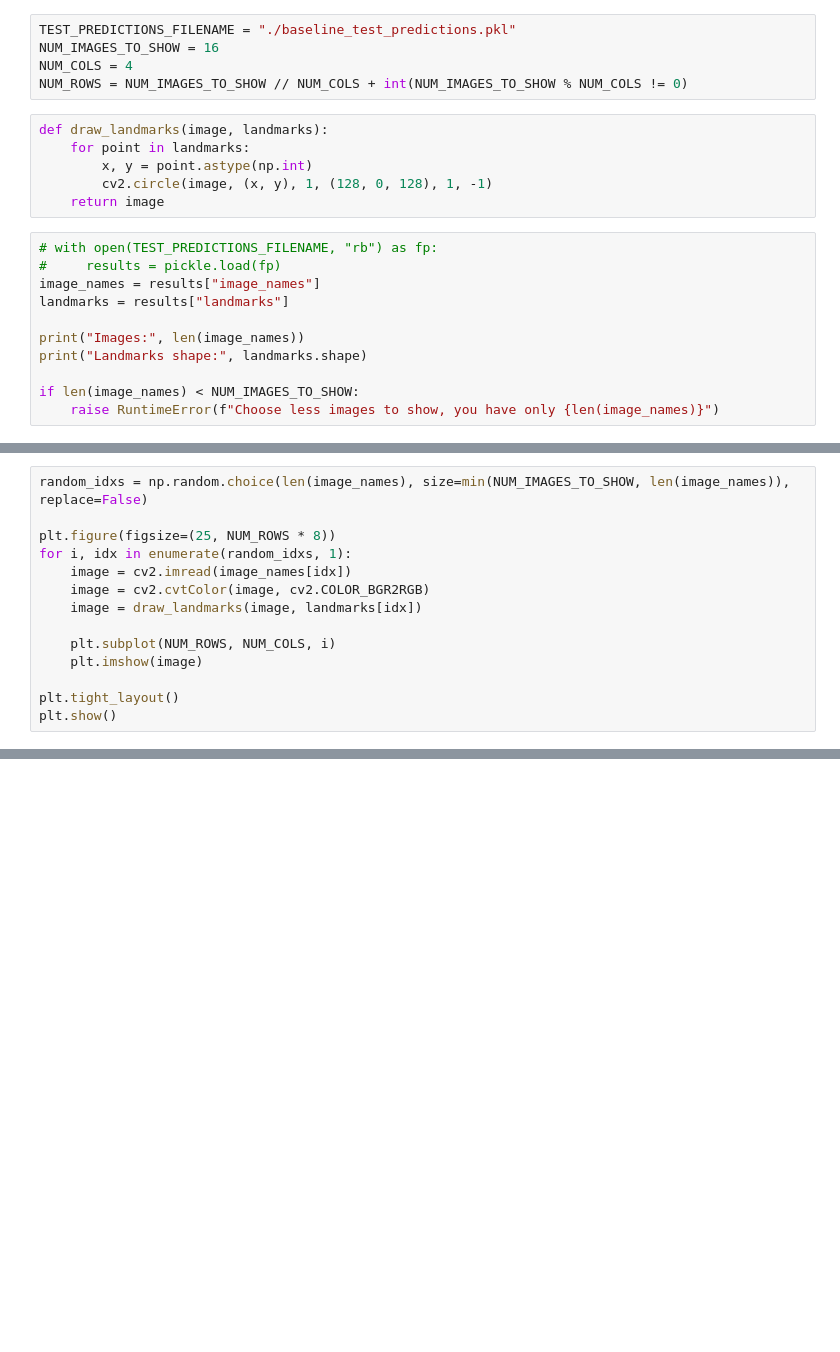
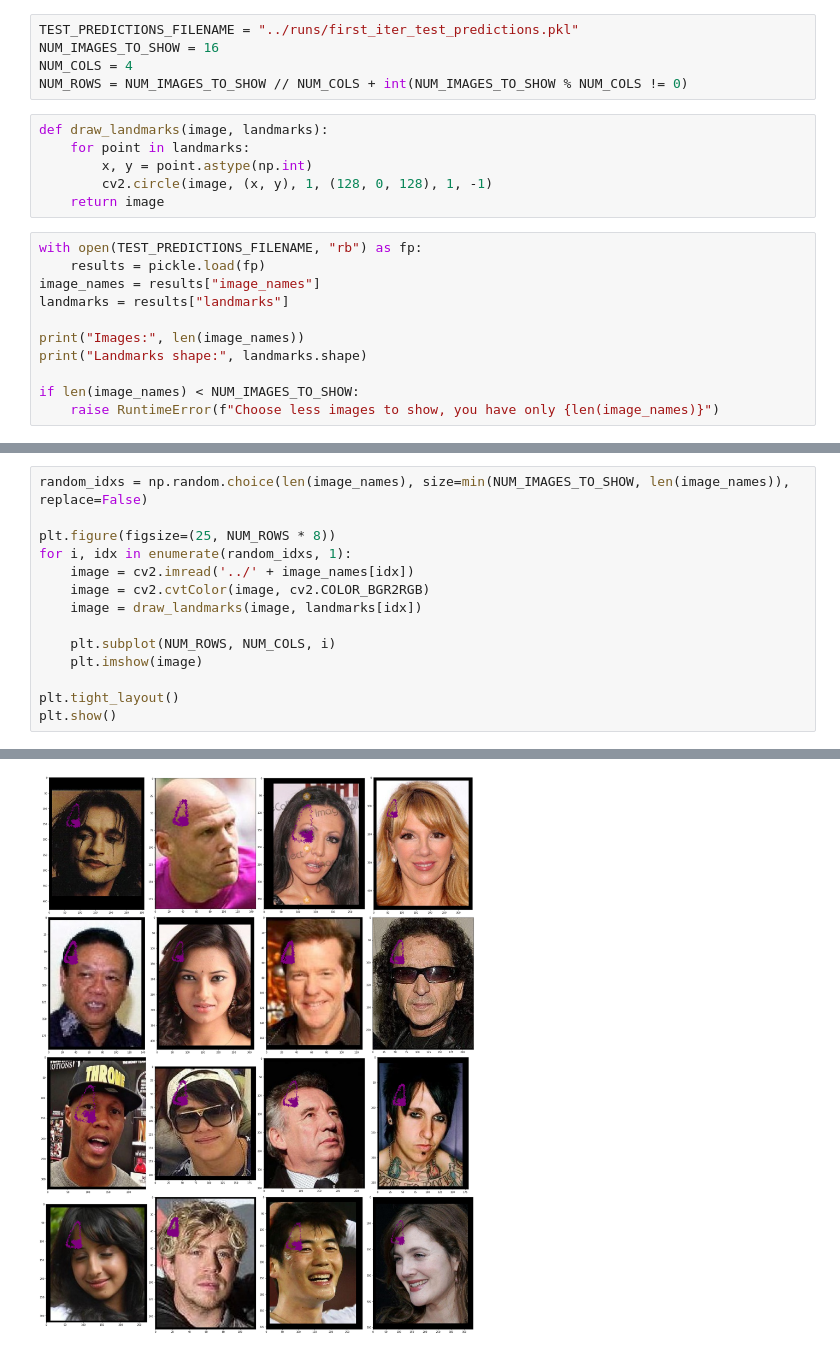
Before and after one commit to KhubbatulinMark/Facial-Landmarks, a Jupyter notebook: notebooks/visualize-test-predictions.ipynb, the cells around one changed output, grey strips where cells are left out. Cells and saved outputs as stored; diff of their text form; blank space fills up the shorter version.

```diff
--- a/notebooks/visualize-test-predictions.ipynb
+++ b/notebooks/visualize-test-predictions.ipynb
@@ -7,7 +7,7 @@ import os
 
 np.random.seed(1234)
 # %%
-TEST_PREDICTIONS_FILENAME = "./baseline_test_predictions.pkl"
+TEST_PREDICTIONS_FILENAME = "../runs/first_iter_test_predictions.pkl"
 NUM_IMAGES_TO_SHOW = 16
 NUM_COLS = 4
 NUM_ROWS = NUM_IMAGES_TO_SHOW // NUM_COLS + int(NUM_IMAGES_TO_SHOW % NUM_COLS != 0)
@@ -18,8 +18,8 @@ def draw_landmarks(image, landmarks):
         cv2.circle(image, (x, y), 1, (128, 0, 128), 1, -1)
     return image
 # %%
-# with open(TEST_PREDICTIONS_FILENAME, "rb") as fp:
-#     results = pickle.load(fp)
+with open(TEST_PREDICTIONS_FILENAME, "rb") as fp:
+    results = pickle.load(fp)
 image_names = results["image_names"]
 landmarks = results["landmarks"]
 
@@ -35,7 +36,7 @@ random_idxs = np.random.choice(len(image_names), size=min(NUM_IMAGES_TO_SHOW, le
 
 plt.figure(figsize=(25, NUM_ROWS * 8))
 for i, idx in enumerate(random_idxs, 1):
-    image = cv2.imread(image_names[idx])
+    image = cv2.imread('../' + image_names[idx])
     image = cv2.cvtColor(image, cv2.COLOR_BGR2RGB)
     image = draw_landmarks(image, landmarks[idx])
 
@@ -48,0 +51 @@ NameError: name 'image_names' is not defined
+[figure, added]
```
Also changed, not shown: parts of 2 cells of this notebook, 1 other file.
